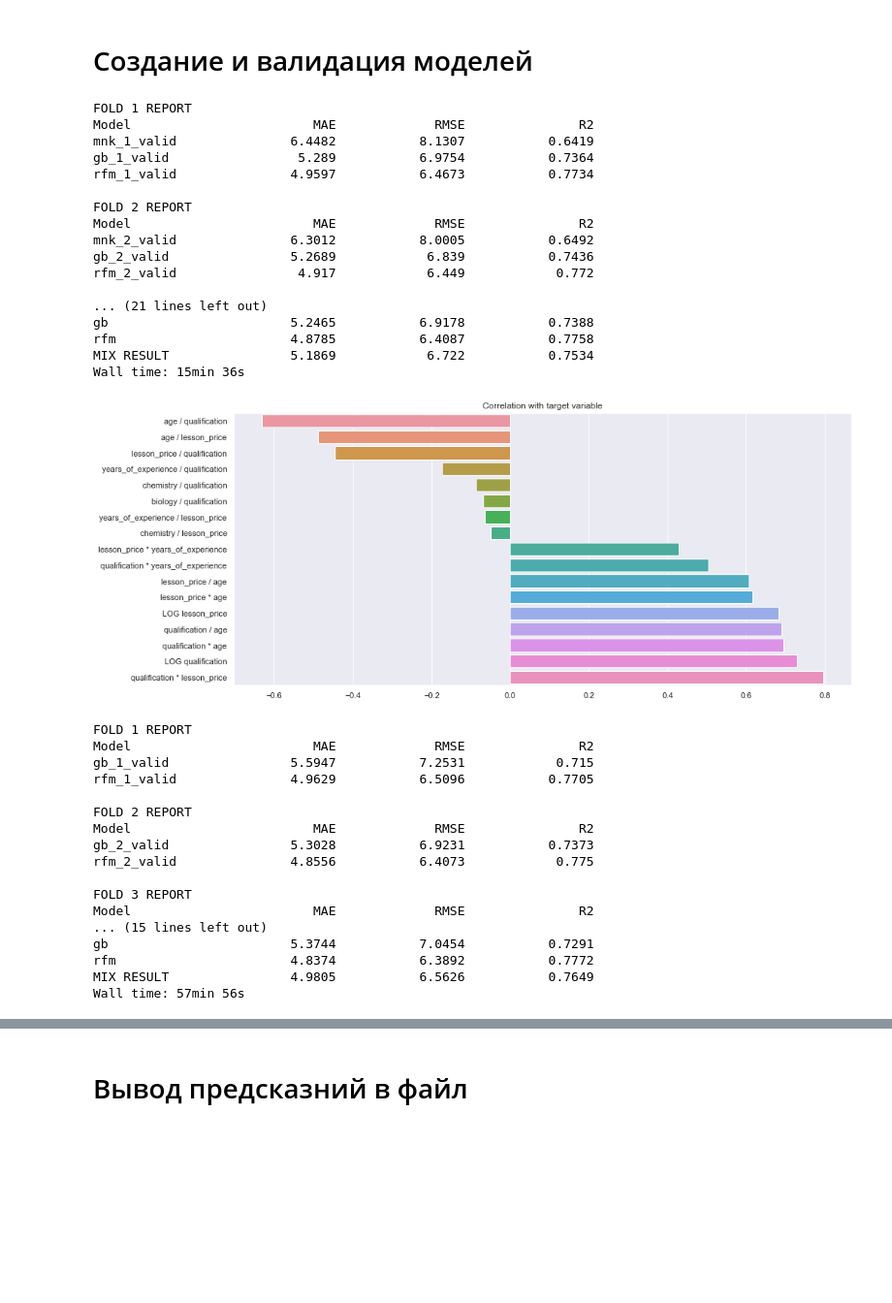
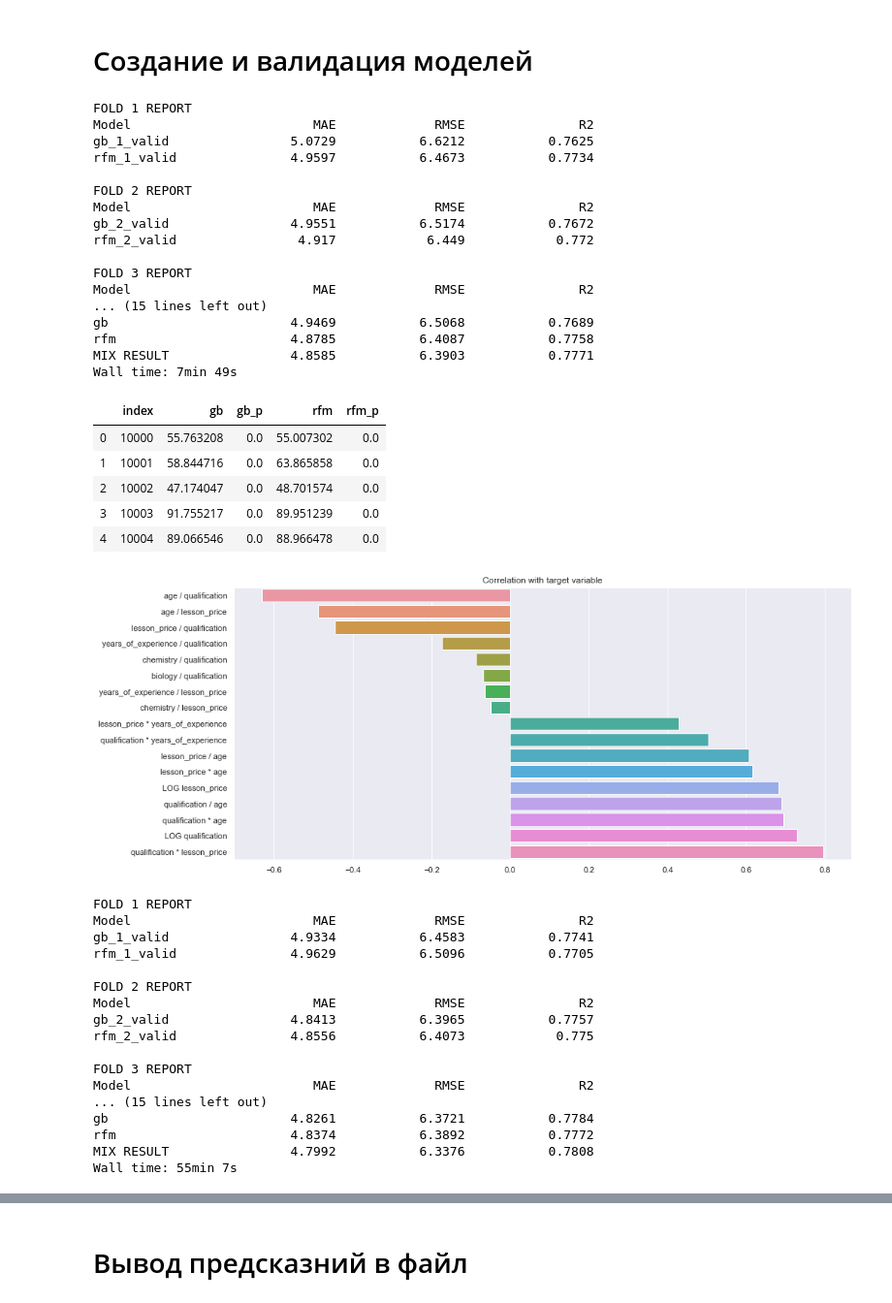
Before and after one commit to aleksey-ushakov/portfolio, a Jupyter notebook: Math Exam result/Expected_math_exam_result.ipynb, the cells around one changed output, grey strips where cells are left out. Shown at 97% size. Drawn from its saved outputs; the diff is of its cells as text; code cells hidden in the pictures; blank space fills up the shorter version.

Commit message:
Hand Made Gradient Boosting & Random forest
https://www.kaggle.com/c/tutors-expected-math-exam-results/leaderboard

```diff
--- a/Math Exam result/Expected_math_exam_result.ipynb
+++ b/Math Exam result/Expected_math_exam_result.ipynb
@@ -833,7 +860,7 @@ def check_models(df=[],                  # датасет
     #Разбивка на test и train
     split = 0
 
-    skf = SKF(df, TARGET_NAME, n_splits=5, max_layers_qty=5, random_state=42)
+    skf = SKF(df, TARGET_NAME, n_splits=SKF_splits, max_layers_qty=5, random_state=42)
 
     for train_index, valid_index in skf:
         split += 1
@@ -871,7 +898,11 @@ def check_models(df=[],                  # датасет
 
         #Тренировка моделей
         for i in models.keys():
-            models[i].fit(X_train, y_train)
+            if i == 'gb':
+                models[i].fit(X_train, y_train, X_valid=X_valid, y_valid=y_valid)
+            else:
+                models[i].fit(X_train, y_train)
+
             model_list.append([i, split, models[i]])
 
             # Запись предсказаний моделей в журнал
@@ -1089,11 +1120,13 @@ df1, df1_test = feature_generation(df, df_test, TARGET_NAME, lo_limit=-0.2, hi_l
 %%time
 mnk = mnk_model(model_type='regression', L1=0.1, L2=0.1)
 rfm = RandomForest(model_type='regression', n_estimators=100, min_data_in_leaf=20, max_depth=12,random_state=42, split_points=-1)
-gb = GradientBoosting(eta=0.35, n_estimators=20, min_data_in_leaf=30, max_depth=12, random_state=42, model_type='regression', n_batches=2, split_points=100)
 
-models = {'mnk': mnk, 'gb':gb, 'rfm':rfm}
+coefs = np.ones(201)
+gb = GradientBoosting(eta=0.2, n_estimators=200, min_data_in_leaf=40, max_depth=4, random_state=42, model_type='regression', split_points=5, coefs=coefs)
+
+models = {'gb':gb, 'rfm':rfm}
 #models = {'mnk': mnk}
-# Расчет показателей модели для случая с базовой обработкой данных (метрики лучше)
+# Расчет показателей модели для случая с базовой обработкой данных
 df_result, df_test_result, model_list = check_models(df=df,
                                                    df_test=df_test,
                                                    TARGET_NAME=TARGET_NAME,
@@ -1109,27 +1142,38 @@ df_result, df_test_result, model_list = check_models(df=df,
 # %% [output]
 FOLD 1 REPORT
 Model                        MAE             RMSE               R2
-mnk_1_valid               6.4482           8.1307           0.6419
-gb_1_valid                 5.289           6.9754           0.7364
+gb_1_valid                5.0729           6.6212           0.7625
 rfm_1_valid               4.9597           6.4673           0.7734
 
 FOLD 2 REPORT
 Model                        MAE             RMSE               R2
-mnk_2_valid               6.3012           8.0005           0.6492
-gb_2_valid                5.2689            6.839           0.7436
+gb_2_valid                4.9551           6.5174           0.7672
 rfm_2_valid                4.917            6.449            0.772
 
-... (21 lines left out)
-gb                        5.2465           6.9178           0.7388
+FOLD 3 REPORT
+Model                        MAE             RMSE               R2
+... (15 lines left out)
+gb                        4.9469           6.5068           0.7689
 rfm                       4.8785           6.4087           0.7758
-MIX RESULT                5.1869            6.722           0.7534
-Wall time: 15min 36s
+MIX RESULT                4.8585           6.3903           0.7771
+Wall time: 7min 49s
+# %%
+df_test_result.head()
+# %% [output]
+|  | index | gb | gb_p | rfm | rfm_p |
+| 0 | 10000 | 55.763208 | 0.0 | 55.007302 | 0.0 |
+| 1 | 10001 | 58.844716 | 0.0 | 63.865858 | 0.0 |
+| 2 | 10002 | 47.174047 | 0.0 | 48.701574 | 0.0 |
+| 3 | 10003 | 91.755217 | 0.0 | 89.951239 | 0.0 |
+| 4 | 10004 | 89.066546 | 0.0 | 88.966478 | 0.0 |
 # %%
 %%time
 
 mnk = mnk_model(model_type='regression', L1=0.1, L2=0.1)
-rf_private = RandomForest(model_type='regression', n_estimators=100, min_data_in_leaf=20, max_depth=12,random_state=42, split_points=-1)
-gb = GradientBoosting(eta=0.35, n_estimators=20, min_data_in_leaf=30, max_depth=12, random_state=42, model_type='regression', n_batches=2, split_points=100)
+rfm = RandomForest(model_type='regression', n_estimators=100, min_data_in_leaf=20, max_depth=12,random_state=42, split_points=-1)
+
+coefs = np.ones(201)
+gb = GradientBoosting(eta=0.2, n_estimators=200, min_data_in_leaf=40, max_depth=4, random_state=42, model_type='regression', split_points=5, coefs=coefs)
 
 models = {'gb':gb, 'rfm':rfm}
 
@@ -1153,21 +1197,21 @@ df1_result, df1_test_result, model_list_1 = check_models(df=df1,
 [figure]
 FOLD 1 REPORT
 Model                        MAE             RMSE               R2
-gb_1_valid                5.5947           7.2531            0.715
+gb_1_valid                4.9334           6.4583           0.7741
 rfm_1_valid               4.9629           6.5096           0.7705
 
 FOLD 2 REPORT
 Model                        MAE             RMSE               R2
-gb_2_valid                5.3028           6.9231           0.7373
+gb_2_valid                4.8413           6.3965           0.7757
 rfm_2_valid               4.8556           6.4073            0.775
 
 FOLD 3 REPORT
 Model                        MAE             RMSE               R2
 ... (15 lines left out)
-gb                        5.3744           7.0454           0.7291
+gb                        4.8261           6.3721           0.7784
 rfm                       4.8374           6.3892           0.7772
-MIX RESULT                4.9805           6.5626           0.7649
-Wall time: 57min 56s
+MIX RESULT                4.7992           6.3376           0.7808
+Wall time: 55min 7s
 # %%
 df1_test_result.head()
 # %% [output]
```
Also changed, not shown: parts of 4 cells of this notebook, 1 other file.
